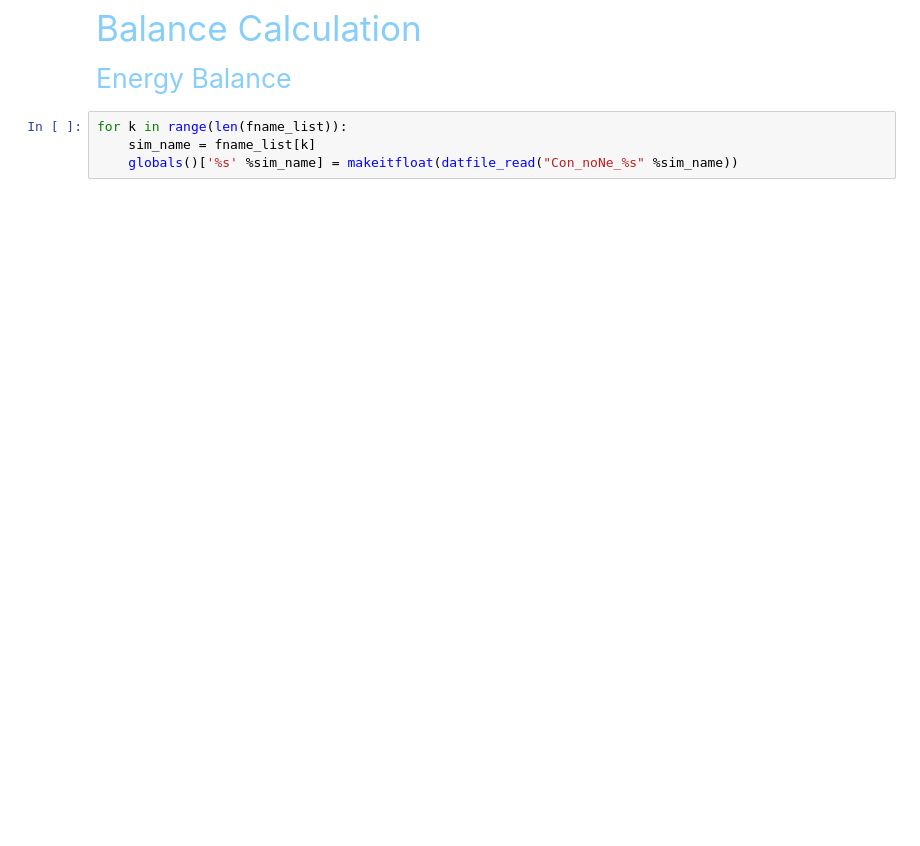
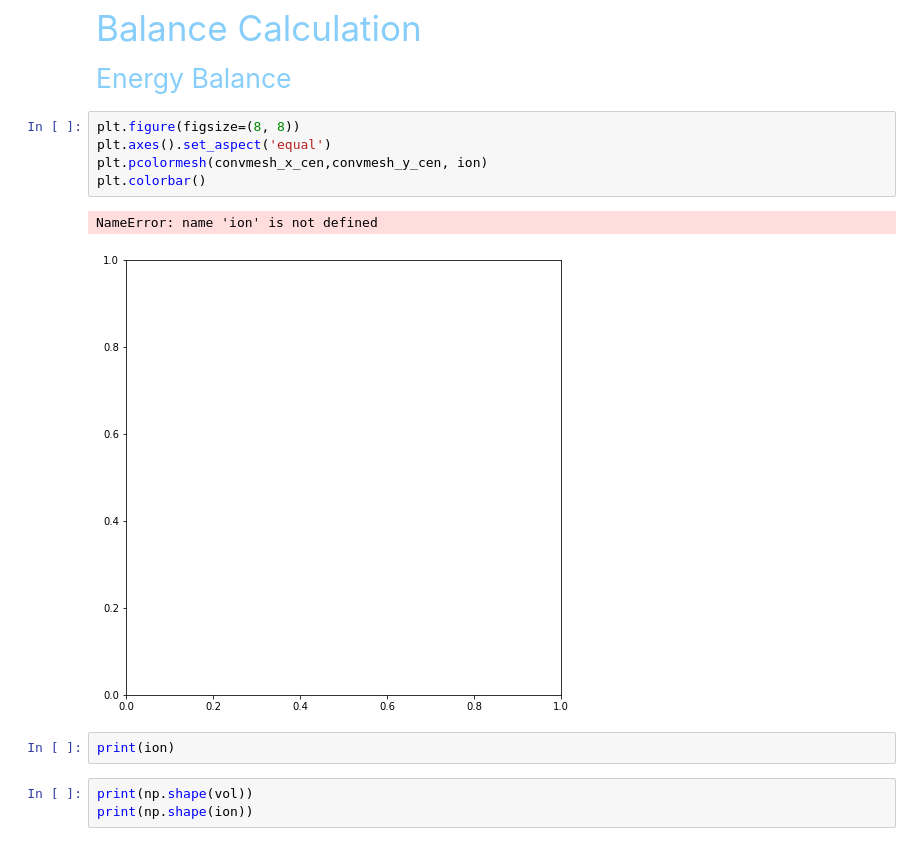
Before and after one commit to ChanYeongL/SOLPS-ITER_analysis, a Jupyter notebook: b2wdat_analysis.ipynb, the cells around one changed output. Saved outputs shown, nothing was run; the diff lists cells and outputs as text; blank space fills up the shorter version.

```diff
--- a/b2wdat_analysis.ipynb
+++ b/b2wdat_analysis.ipynb
@@ -299,8 +442,17 @@ b2npht_shei
 <span style="color:#87cefa; font-size:250%">Balance Calculation</span>
 # %% [markdown]
 <span style="color:#87cefa; font-size:190%">Energy Balance</span>
-# %%
-for k in range(len(fname_list)):
-    sim_name = fname_list[k]
-    globals()['%s' %sim_name] = makeitfloat(datfile_read("Con_noNe_%s" %sim_name))
+# %%
+plt.figure(figsize=(8, 8))
+plt.axes().set_aspect('equal')
+plt.pcolormesh(convmesh_x_cen,convmesh_y_cen, ion)
+plt.colorbar()
+# %% [output]
+NameError: name 'ion' is not defined
+[figure, added]
+# %%
+print(ion)
+# %%
+print(np.shape(vol))
+print(np.shape(ion))
 # %%
```
Also changed, not shown: parts of 32 cells of this notebook, 5 other files.
